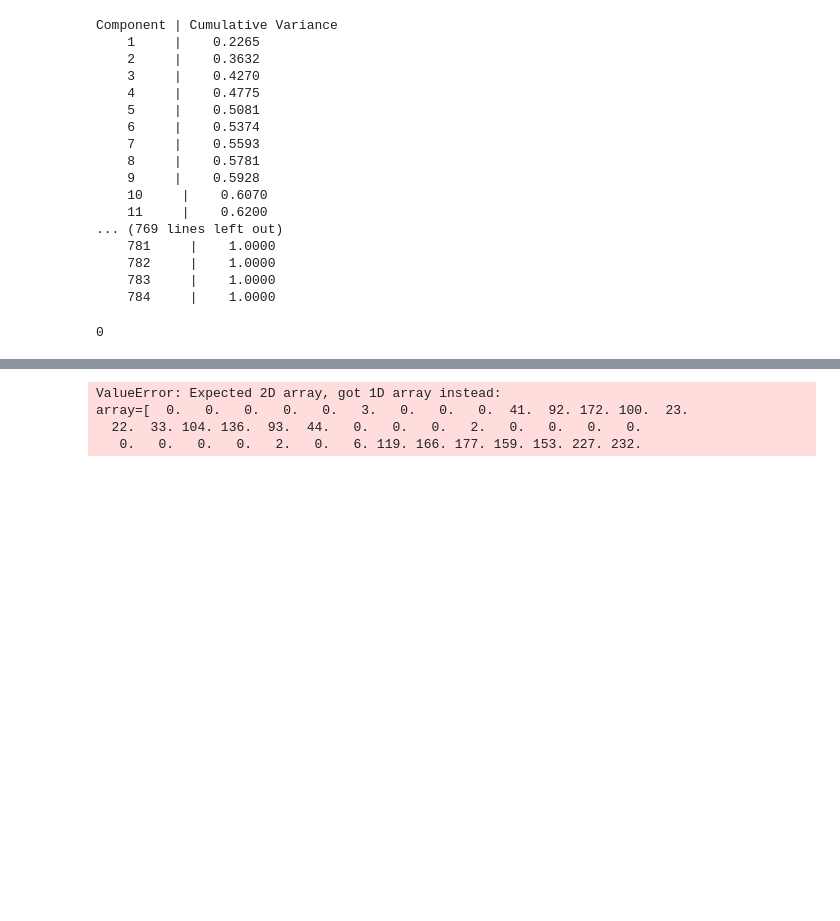
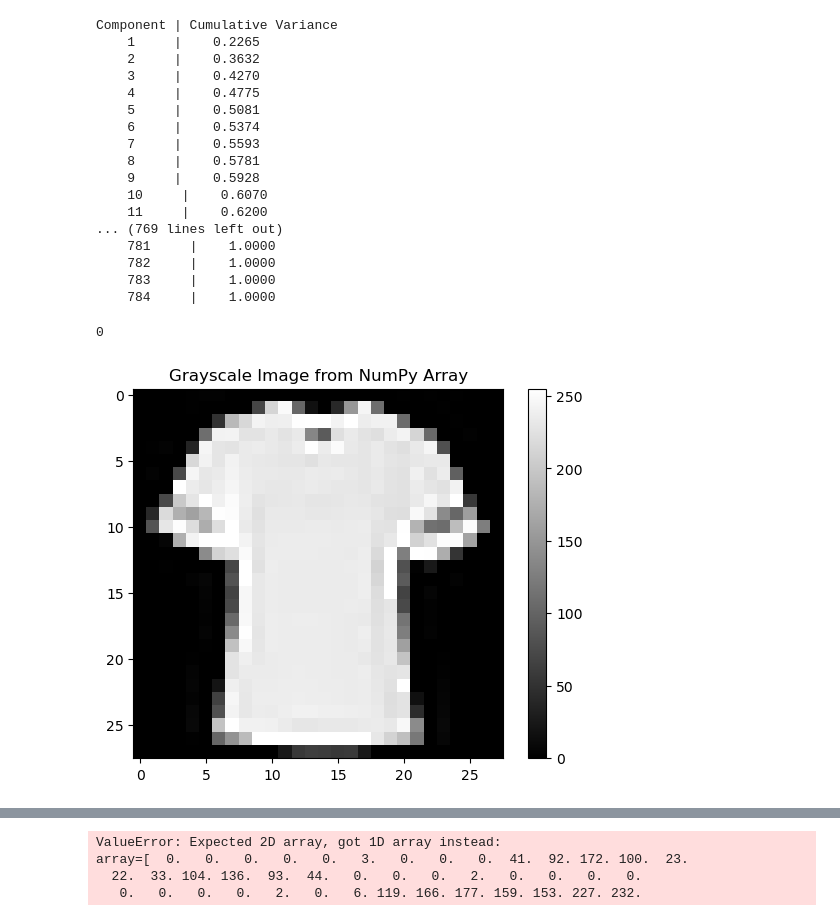
Before and after one commit to kfkfkflmej/ML2024Midi, a Jupyter notebook: Data_exploration.ipynb, the cells around one changed output, grey strips where cells are left out. Drawn from its saved outputs; the diff is of its cells as text; code cells hidden in the pictures; blank space fills up the shorter version.

Commit message:
Decopmositions on an image

```diff
--- a/Data_exploration.ipynb
+++ b/Data_exploration.ipynb
@@ -132,6 +132,13 @@ images=np.array([train_data_X[0], #T-shirts/tops
 images[4,2]
 # %% [output]
 0
+# %%
+plt.imshow(test_data_X[1].reshape(28,28), cmap='gray')  # cmap='gray' ensures it's displayed as grayscale
+plt.colorbar()  # Show the color scale
+plt.title('Grayscale Image from NumPy Array')
+plt.show()
+# %% [output]
+[figure, added]
 # %%
 scaler = StandardScaler()
 
```
Also changed, not shown: parts of 1 cell of this notebook.
